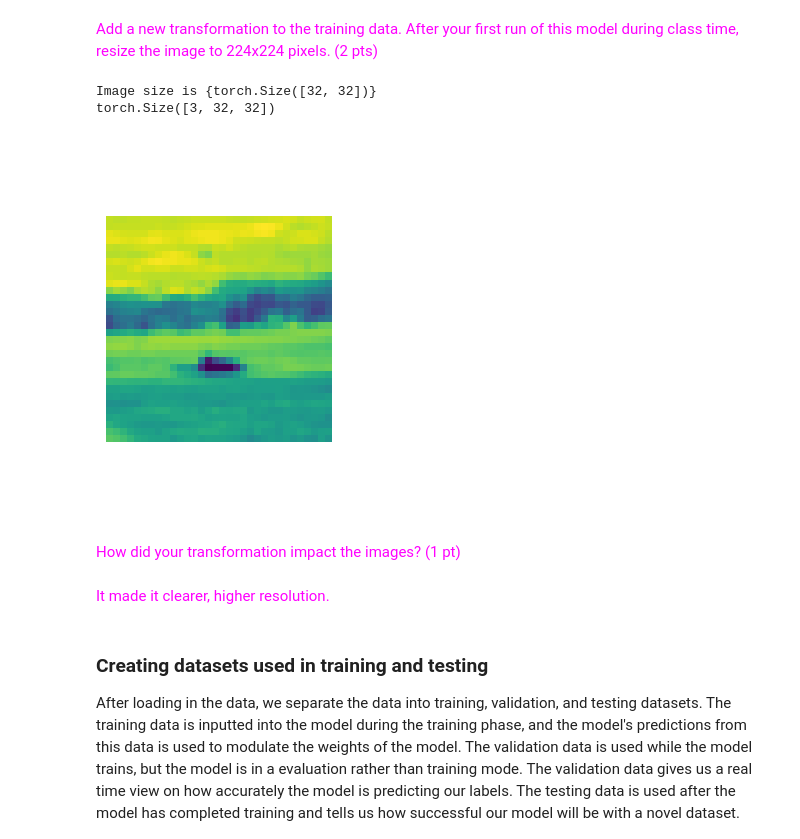
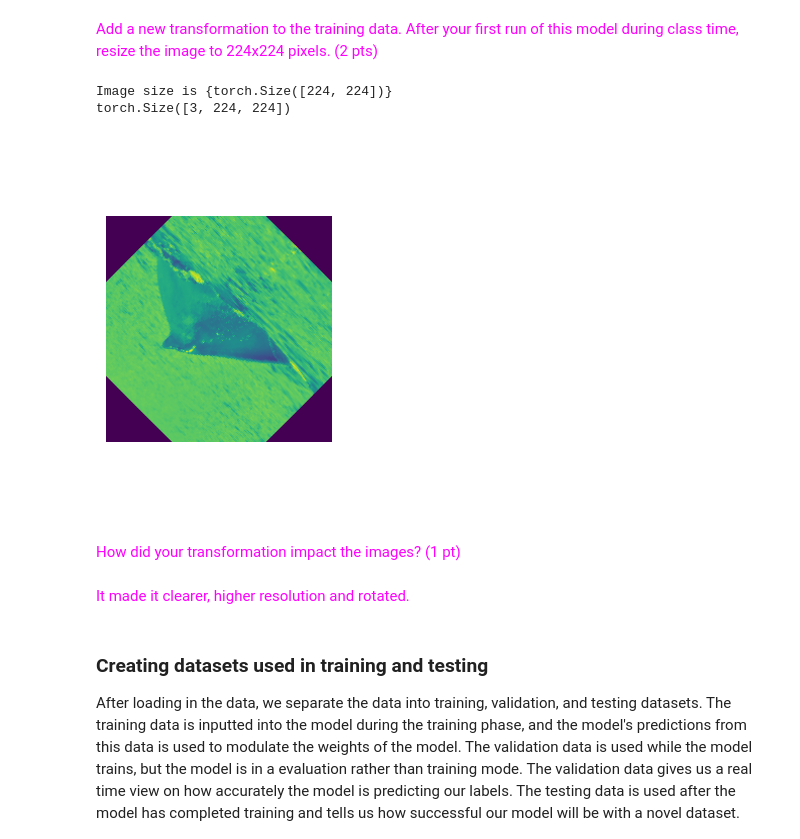
Before and after one commit to manasvil2203/HappyWhaleClassifier, a Jupyter notebook: ML_assignment_whale_species.ipynb, the cells around one changed output. Cells and saved outputs as stored; diff of their text form; code cells hidden in the pictures.

```diff
--- a/ML_assignment_whale_species.ipynb
+++ b/ML_assignment_whale_species.ipynb
@@ -164,20 +164,22 @@ torch.Size([3, 32, 32])
 # %%
 ## ADD YOUR TRANSFORMATION HERE
 transform = transforms.Compose([
-            transforms.Resize([32,32]), # Resize the image as our model is optimized for 224x224 pixels
+            transforms.Resize([224,224]), # Resize the image as our model is optimized for 224x224 pixels
             transforms.ToTensor(),
+            #adding a roation transformation
+            transforms.RandomRotation(degrees=(90, 180)),
             transforms.Normalize(mean=[0.485, 0.456, 0.406], std=[0.229, 0.224, 0.225])]) # Normalize the data, these are the values that ResNet suggests based on their training data (natural scences))
 
 all_images = datasets.ImageFolder(images, transform )
 show_random_dataset_image(all_images)
 # %% [output]
-Image size is {torch.Size([32, 32])}
-torch.Size([3, 32, 32])
+Image size is {torch.Size([224, 224])}
+torch.Size([3, 224, 224])
-[figure, old version]
+[figure, new version]
 # %% [markdown]
 <font color='magenta'>How did your transformation impact the images? (1 pt)
 # %% [markdown]
-<font color='magenta'>It made it clearer, higher resolution.
+<font color='magenta'>It made it clearer, higher resolution and rotated.
 # %% [markdown]
 ### Creating datasets used in training and testing
 
```
Also changed, not shown: parts of 5 cells of this notebook.
